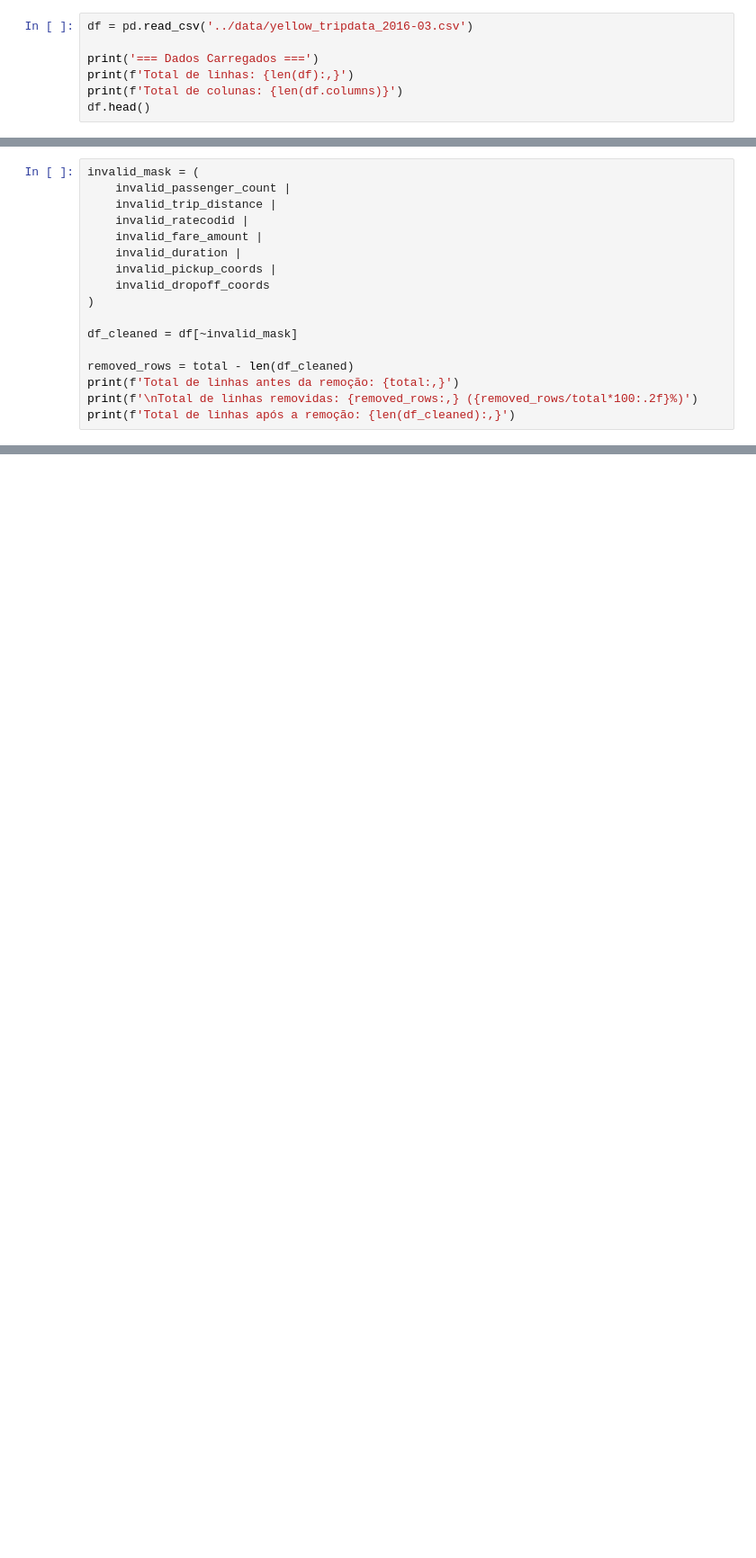
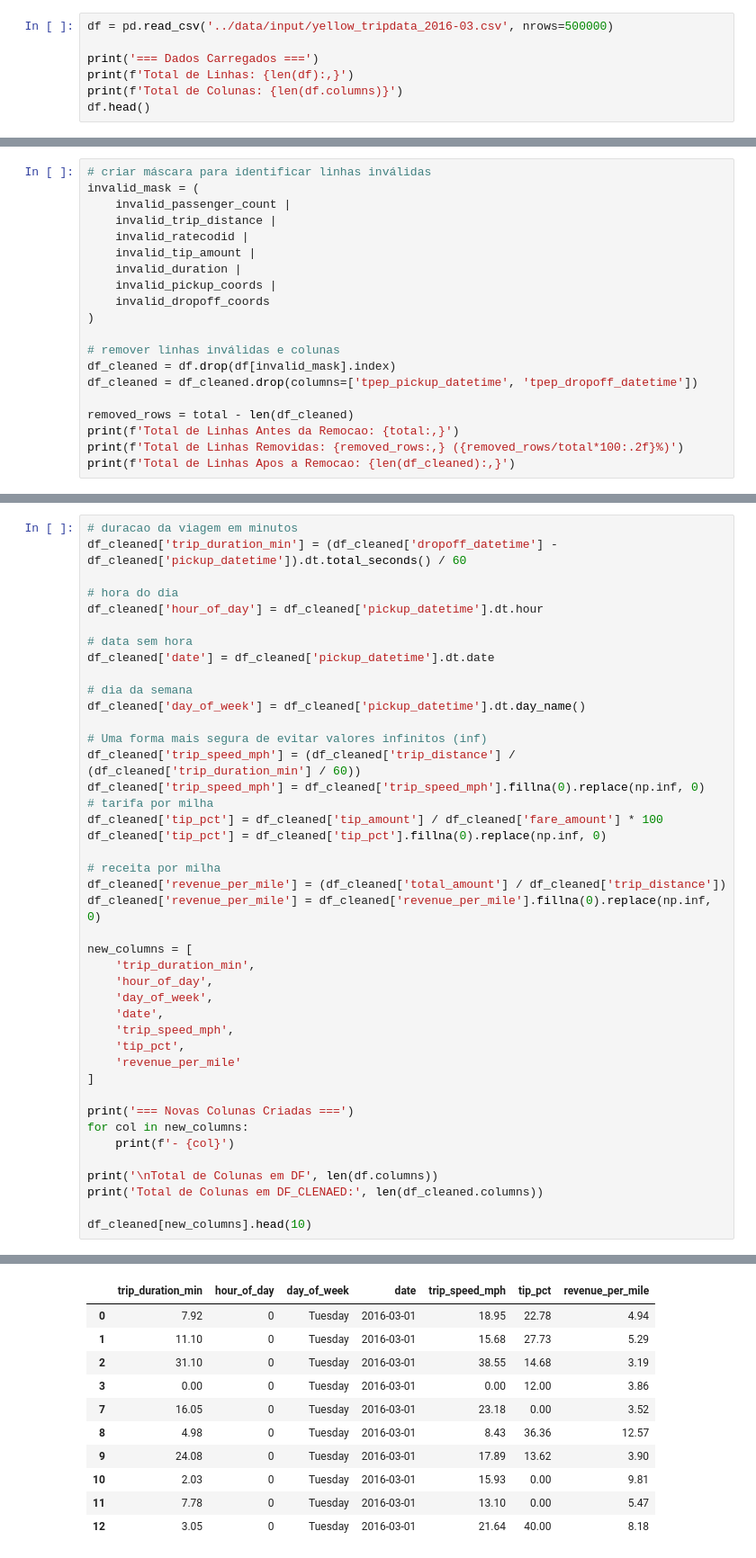
Before and after one commit to Lucas-Lellis/NYC_Yellow_Taxi_Trip_Data, a Jupyter notebook: notebooks/main.ipynb, the cells around one changed output, grey strips where cells are left out. Shown at 90% size. Cells and saved outputs as stored; diff of their text form; blank space fills up the shorter version.

```diff
--- a/notebooks/main.ipynb
+++ b/notebooks/main.ipynb
@@ -4,9 +9,9 @@ import numpy as np
 # %%
-df = pd.read_csv('../data/yellow_tripdata_2016-03.csv')
+df = pd.read_csv('../data/input/yellow_tripdata_2016-03.csv', nrows=500000)
 
 print('=== Dados Carregados ===')
-print(f'Total de linhas: {len(df):,}')
-print(f'Total de colunas: {len(df.columns)}')
+print(f'Total de Linhas: {len(df):,}')
+print(f'Total de Colunas: {len(df.columns)}')
 df.head()
 # %% [output]
 === Dados Carregados ===
@@ -149,18 +143,21 @@ Coordenadas dropoff fora de NYC:    178,754 (1.46%)
 # %%
+# criar máscara para identificar linhas inválidas
 invalid_mask = (
     invalid_passenger_count |
     invalid_trip_distance |
     invalid_ratecodid |
-    invalid_fare_amount |
+    invalid_tip_amount |
     invalid_duration |
     invalid_pickup_coords |
     invalid_dropoff_coords
 )
 
-df_cleaned = df[~invalid_mask]
+# remover linhas inválidas e colunas
+df_cleaned = df.drop(df[invalid_mask].index)
+df_cleaned = df_cleaned.drop(columns=['tpep_pickup_datetime', 'tpep_dropoff_datetime'])
 
 removed_rows = total - len(df_cleaned)
-print(f'Total de linhas antes da remoção: {total:,}')
-print(f'\nTotal de linhas removidas: {removed_rows:,} ({removed_rows/total*100:.2f}%)')
-print(f'Total de linhas após a remoção: {len(df_cleaned):,}')
+print(f'Total de Linhas Antes da Remocao: {total:,}')
+print(f'Total de Linhas Removidas: {removed_rows:,} ({removed_rows/total*100:.2f}%)')
+print(f'Total de Linhas Apos a Remocao: {len(df_cleaned):,}')
 # %% [output]
@@ -167,0 +169,43 @@ MemoryError: Unable to allocate 999. MiB for an array with shape (12, 10916775)
+# %%
+# duracao da viagem em minutos
+df_cleaned['trip_duration_min'] = (df_cleaned['dropoff_datetime'] - df_cleaned['pickup_datetime']).dt.total_seconds() / 60
+
+# hora do dia
+df_cleaned['hour_of_day'] = df_cleaned['pickup_datetime'].dt.hour
+
+# data sem hora
+df_cleaned['date'] = df_cleaned['pickup_datetime'].dt.date
+
+# dia da semana
+df_cleaned['day_of_week'] = df_cleaned['pickup_datetime'].dt.day_name()
+
+# Uma forma mais segura de evitar valores infinitos (inf)
+df_cleaned['trip_speed_mph'] = (df_cleaned['trip_distance'] / (df_cleaned['trip_duration_min'] / 60))
+df_cleaned['trip_speed_mph'] = df_cleaned['trip_speed_mph'].fillna(0).replace(np.inf, 0)
+# tarifa por milha
+df_cleaned['tip_pct'] = df_cleaned['tip_amount'] / df_cleaned['fare_amount'] * 100
+df_cleaned['tip_pct'] = df_cleaned['tip_pct'].fillna(0).replace(np.inf, 0)
+
+# receita por milha
+df_cleaned['revenue_per_mile'] = (df_cleaned['total_amount'] / df_cleaned['trip_distance'])
+df_cleaned['revenue_per_mile'] = df_cleaned['revenue_per_mile'].fillna(0).replace(np.inf, 0)
+
+new_columns = [
+    'trip_duration_min',
+    'hour_of_day',
+    'day_of_week',
+    'date',
+    'trip_speed_mph',
+    'tip_pct',
+    'revenue_per_mile'
+]
+
+print('=== Novas Colunas Criadas ===')
+for col in new_columns:
+    print(f'- {col}')
+
+print('\nTotal de Colunas em DF', len(df.columns))
+print('Total de Colunas em DF_CLENAED:', len(df_cleaned.columns))
+
+df_cleaned[new_columns].head(10)
+# %% [output]
@@ -167,0 +223,11 @@ MemoryError: Unable to allocate 999. MiB for an array with shape (12, 10916775)
+|  | trip_duration_min | hour_of_day | day_of_week | date | trip_speed_mph | tip_pct | revenue_per_mile |
+| 0 | 7.92 | 0 | Tuesday | 2016-03-01 | 18.95 | 22.78 | 4.94 |
+| 1 | 11.10 | 0 | Tuesday | 2016-03-01 | 15.68 | 27.73 | 5.29 |
+| 2 | 31.10 | 0 | Tuesday | 2016-03-01 | 38.55 | 14.68 | 3.19 |
+| 3 | 0.00 | 0 | Tuesday | 2016-03-01 | 0.00 | 12.00 | 3.86 |
+| 7 | 16.05 | 0 | Tuesday | 2016-03-01 | 23.18 | 0.00 | 3.52 |
+| 8 | 4.98 | 0 | Tuesday | 2016-03-01 | 8.43 | 36.36 | 12.57 |
+| 9 | 24.08 | 0 | Tuesday | 2016-03-01 | 17.89 | 13.62 | 3.90 |
+| 10 | 2.03 | 0 | Tuesday | 2016-03-01 | 15.93 | 0.00 | 9.81 |
+| 11 | 7.78 | 0 | Tuesday | 2016-03-01 | 13.10 | 0.00 | 5.47 |
+| 12 | 3.05 | 0 | Tuesday | 2016-03-01 | 21.64 | 40.00 | 8.18 |
```
Also changed, not shown: parts of 23 cells of this notebook, 1 other file.
